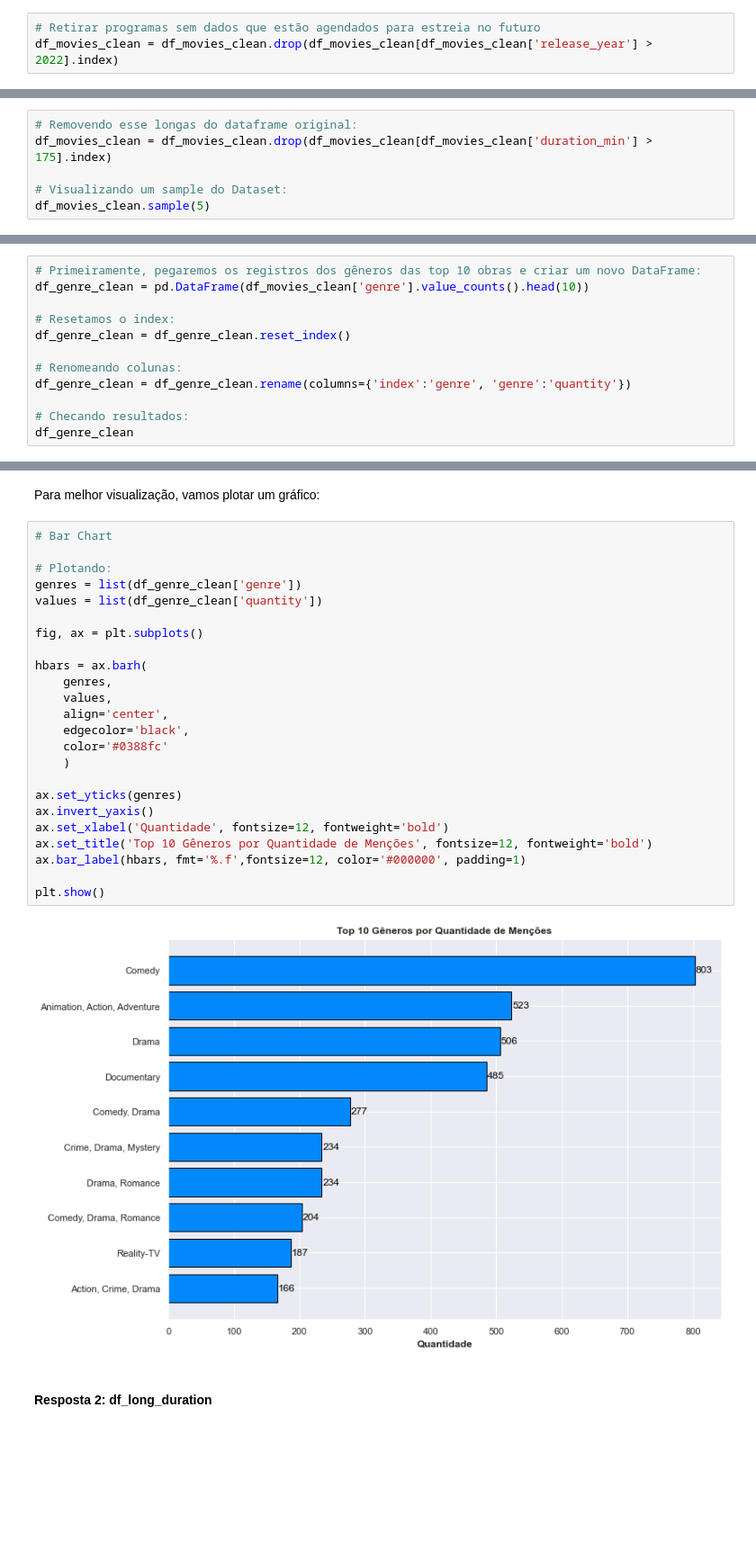
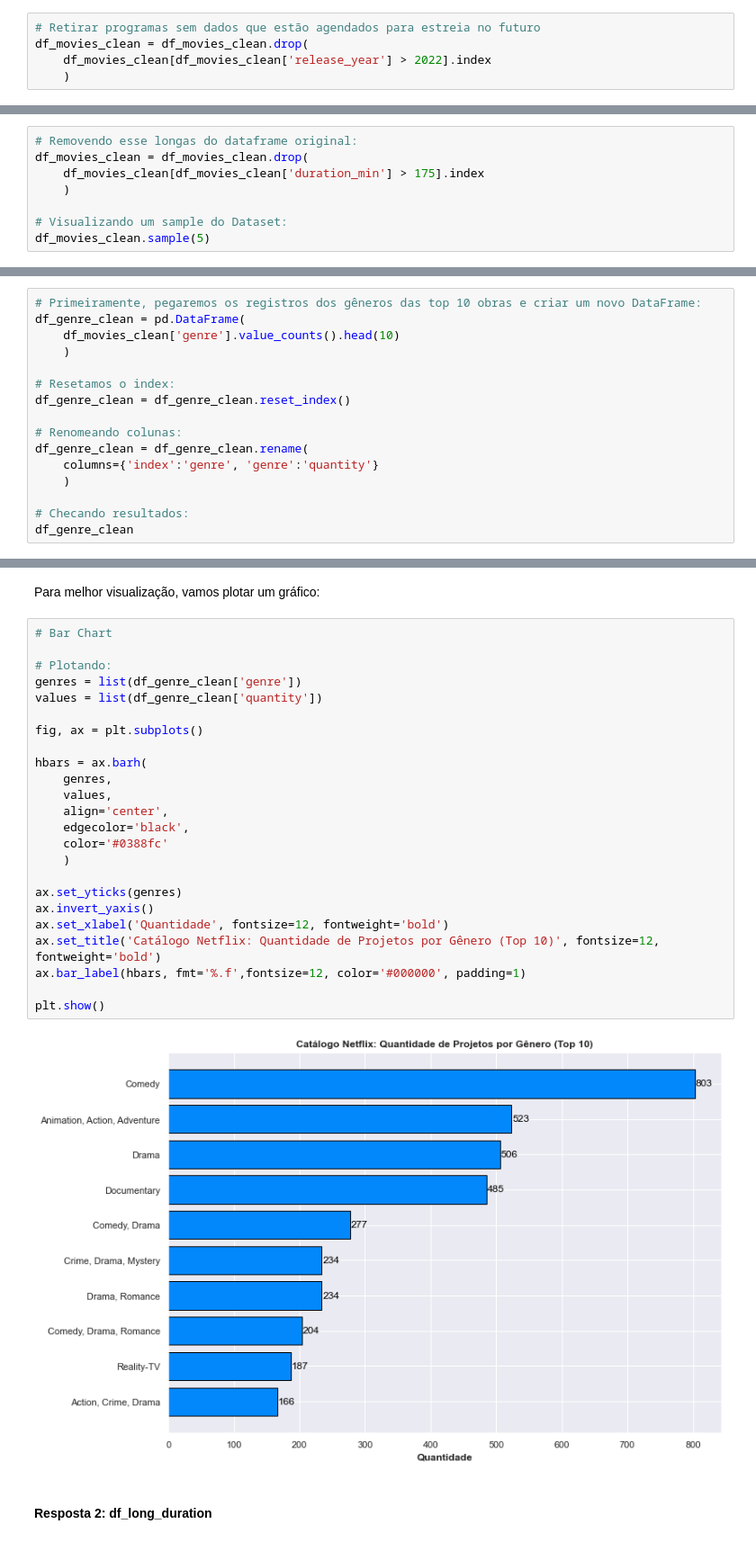
Before and after one commit to JoSEPHDev2022/netflix_movies_analise, a Jupyter notebook: analise.ipynb, the cells around one changed output, grey strips where cells are left out. Shown: that part at 90% size. Saved outputs shown, nothing was run; the diff lists cells and outputs as text; blank space fills up the shorter version.

```diff
--- a/analise.ipynb
+++ b/analise.ipynb
@@ -509,7 +526,9 @@ df_movies_clean.query('release_year > 2022').sample(5)
 - Como são projetos que estão agendados para estrear, eles não possuem nenhum tipo de avaliação, duração nem votos, para essa análise eles serão retirados, pois o objetivo é analisar os programas já lançados e seus respectivos dados.
 # %%
 # Retirar programas sem dados que estão agendados para estreia no futuro
-df_movies_clean = df_movies_clean.drop(df_movies_clean[df_movies_clean['release_year'] > 2022].index)
+df_movies_clean = df_movies_clean.drop(
+    df_movies_clean[df_movies_clean['release_year'] > 2022].index
+    )
 # %% [markdown]
 ### Coluna ending_year
 # %%
@@ -815,7 +863,9 @@ df_long_duration.sample(5)
 Com esses registros acima de 175 minutos em um DataFrame próprio, basta removê-los do Dataset limpo original para que restem apenas os registros abaixo dessa minutagem:
 # %%
 # Removendo esse longas do dataframe original:
-df_movies_clean = df_movies_clean.drop(df_movies_clean[df_movies_clean['duration_min'] > 175].index)
+df_movies_clean = df_movies_clean.drop(
+    df_movies_clean[df_movies_clean['duration_min'] > 175].index
+    )
 
 # Visualizando um sample do Dataset:
 df_movies_clean.sample(5)
@@ -1214,13 +1292,17 @@ Podemos notar um crescimento no número de produções disponíveis no catálogo
 #### Resposta 1: df_movies_clean
 # %%
 # Primeiramente, pegaremos os registros dos gêneros das top 10 obras e criar um novo DataFrame:
-df_genre_clean = pd.DataFrame(df_movies_clean['genre'].value_counts().head(10))
+df_genre_clean = pd.DataFrame(
+    df_movies_clean['genre'].value_counts().head(10)
+    )
 
 # Resetamos o index:
 df_genre_clean = df_genre_clean.reset_index()
 
 # Renomeando colunas:
-df_genre_clean = df_genre_clean.rename(columns={'index':'genre', 'genre':'quantity'})
+df_genre_clean = df_genre_clean.rename(
+    columns={'index':'genre', 'genre':'quantity'}
+    )
 
 # Checando resultados:
 df_genre_clean
@@ -1247,29 +1329,29 @@ Para melhor visualização, vamos plotar um gráfico:
 # %%
 # Bar Chart
 
 # Plotando:
 genres = list(df_genre_clean['genre'])
 values = list(df_genre_clean['quantity'])
 
 fig, ax = plt.subplots()
 
 hbars = ax.barh(
     genres,
     values,
     align='center',
     edgecolor='black',
     color='#0388fc'
     )
 
 ax.set_yticks(genres)
 ax.invert_yaxis()
 ax.set_xlabel('Quantidade', fontsize=12, fontweight='bold')
-ax.set_title('Top 10 Gêneros por Quantidade de Menções', fontsize=12, fontweight='bold')
+ax.set_title('Catálogo Netflix: Quantidade de Projetos por Gênero (Top 10)', fontsize=12, fontweight='bold')
 ax.bar_label(hbars, fmt='%.f',fontsize=12, color='#000000', padding=1)
 
 plt.show()
 # %% [output]
-[figure, old version]
+[figure, new version]
 # %% [markdown]
 #### Resposta 2: df_long_duration
 # %%
```
Also changed, not shown: parts of 35 cells of this notebook.
